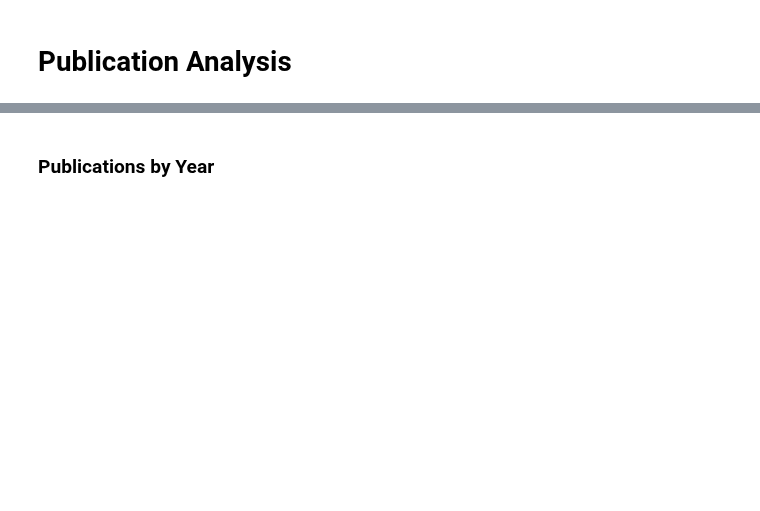
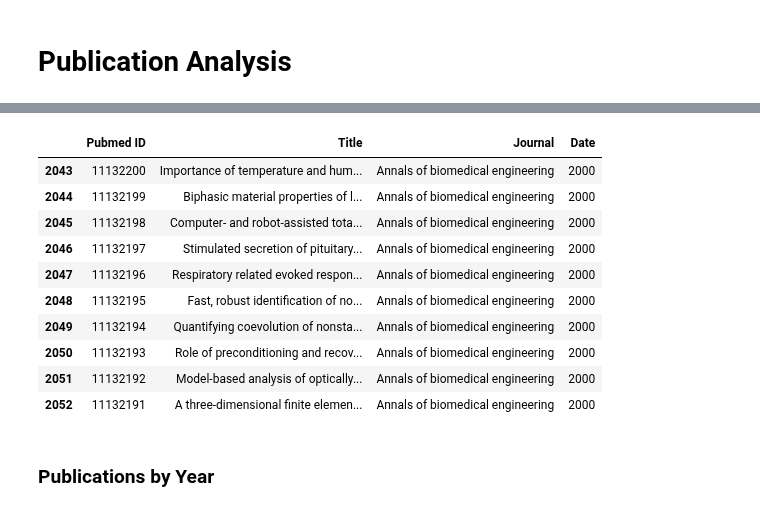
Before and after one commit to BriceB-20/Medical-Device-Project, a Jupyter notebook: Medical Device Data Analysis.ipynb, the cells around one changed output, grey strips where cells are left out. Drawn from its saved outputs; the diff is of its cells as text; code cells hidden in the pictures; blank space fills up the shorter version.

```diff
--- a/Medical Device Data Analysis.ipynb
+++ b/Medical Device Data Analysis.ipynb
@@ -132,2 +151,17 @@ device_df.head(10)
+# %%
+biomed_df = create_df("./JSON Data/biomed_pubmed_data.json", 2000)
+biomed_df.head(10)
+# %% [output]
+|  | Pubmed ID | Title | Journal | Date |
+| 2043 | 11132200 | Importance of temperature and hum... | Annals of biomedical engineering | 2000 |
+| 2044 | 11132199 | Biphasic material properties of l... | Annals of biomedical engineering | 2000 |
+| 2045 | 11132198 | Computer- and robot-assisted tota... | Annals of biomedical engineering | 2000 |
+| 2046 | 11132197 | Stimulated secretion of pituitary... | Annals of biomedical engineering | 2000 |
+| 2047 | 11132196 | Respiratory related evoked respon... | Annals of biomedical engineering | 2000 |
+| 2048 | 11132195 | Fast, robust identification of no... | Annals of biomedical engineering | 2000 |
+| 2049 | 11132194 | Quantifying coevolution of nonsta... | Annals of biomedical engineering | 2000 |
+| 2050 | 11132193 | Role of preconditioning and recov... | Annals of biomedical engineering | 2000 |
+| 2051 | 11132192 | Model-based analysis of optically... | Annals of biomedical engineering | 2000 |
+| 2052 | 11132191 | A three-dimensional finite elemen... | Annals of biomedical engineering | 2000 |
 # %% [markdown]
 ### Publications by Year
```
Also changed, not shown: parts of 12 cells of this notebook, 5 other files.
